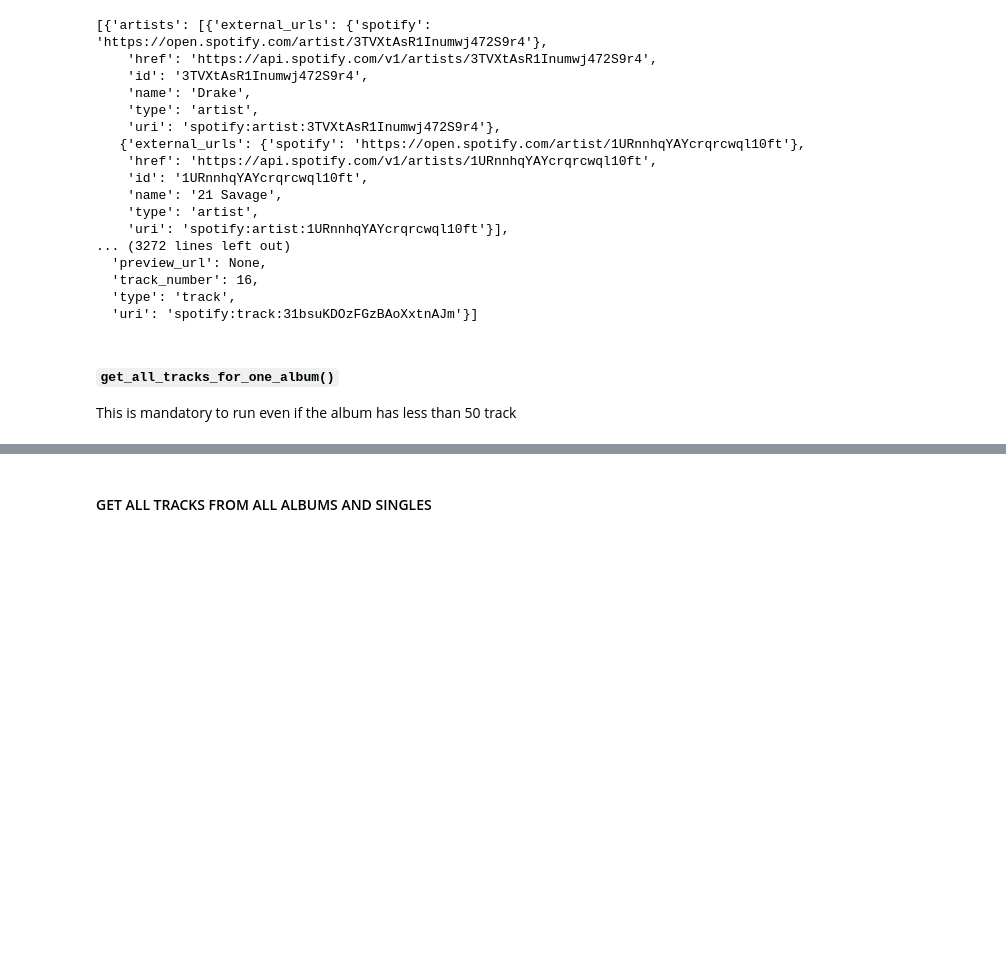
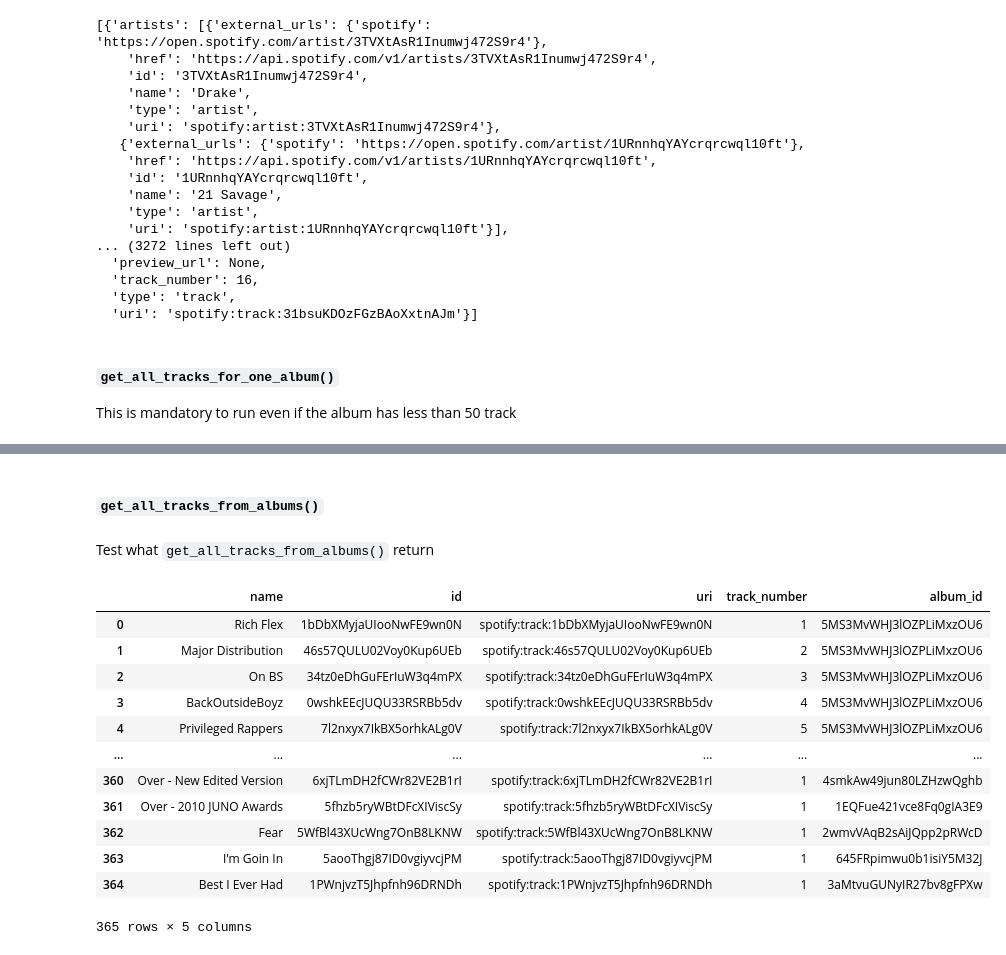
Before and after one commit to jttsai99/Spotify-PlayCounts, a Jupyter notebook: notebook/documented_requests_func.ipynb, the cells around one changed output, grey strips where cells are left out. Cells and saved outputs as stored; diff of their text form; code cells hidden in the pictures; blank space fills up the shorter version.

```diff
--- a/documented_requests_func.ipynb
+++ b/notebook/documented_requests_func.ipynb
@@ -341,5 +345,39 @@ get_all_tracks_for_one_album(token,"5MS3MvWHJ3lOZPLiMxzOU6")
 | 13 | More M’s | 29YW2xXlo6Pc6M0SBTCXYN | spotify:track:29YW2xXlo6Pc6M0SBTCXYN | 14 | 5MS3MvWHJ3lOZPLiMxzOU6 |
 | 14 | 3AM on Glenwood | 1MTXYvJ9TSqg9x6WPCDx2n | spotify:track:1MTXYvJ9TSqg9x6WPCDx2n | 15 | 5MS3MvWHJ3lOZPLiMxzOU6 |
 | 15 | I Guess It’s Fuck Me | 31bsuKDOzFGzBAoXxtnAJm | spotify:track:31bsuKDOzFGzBAoXxtnAJm | 16 | 5MS3MvWHJ3lOZPLiMxzOU6 |
-# %% [markdown]
-#### GET ALL TRACKS FROM ALL ALBUMS AND SINGLES
+# %% [markdown]
+#### `get_all_tracks_from_albums()`
+# %%
+def get_all_tracks_from_albums(token, albums_singles_df):
+    '''Input dataframe of album and singles extract album_id and run get_all_tracks_for_one_album() on for each album_id
+        return dataframe of all tracks '''
+    # Create empty dataframe to concatenate
+    all_tracks = pd.DataFrame()
+    album_ids = albums_singles_df['id']
+    #loop through each album_id to get all the tracks within
+    for i in album_ids:
+        #the searched dataframe of one album
+        temp = get_all_tracks_for_one_album(token,i)
+        #concatenating onto the previous dataframe
+        all_tracks = pd.concat([all_tracks,temp], axis = 0)
+    all_tracks = all_tracks.reset_index(drop=True)
+    return all_tracks
+# %% [markdown]
+Test what `get_all_tracks_from_albums()` return
+# %%
+all_tracks_df = get_all_tracks_from_albums(token,all_albums_pop)
+all_tracks_df
+# %% [output]
+|  | name | id | uri | track_number | album_id |
+| 0 | Rich Flex | 1bDbXMyjaUIooNwFE9wn0N | spotify:track:1bDbXMyjaUIooNwFE9wn0N | 1 | 5MS3MvWHJ3lOZPLiMxzOU6 |
+| 1 | Major Distribution | 46s57QULU02Voy0Kup6UEb | spotify:track:46s57QULU02Voy0Kup6UEb | 2 | 5MS3MvWHJ3lOZPLiMxzOU6 |
+| 2 | On BS | 34tz0eDhGuFErIuW3q4mPX | spotify:track:34tz0eDhGuFErIuW3q4mPX | 3 | 5MS3MvWHJ3lOZPLiMxzOU6 |
+| 3 | BackOutsideBoyz | 0wshkEEcJUQU33RSRBb5dv | spotify:track:0wshkEEcJUQU33RSRBb5dv | 4 | 5MS3MvWHJ3lOZPLiMxzOU6 |
+| 4 | Privileged Rappers | 7l2nxyx7IkBX5orhkALg0V | spotify:track:7l2nxyx7IkBX5orhkALg0V | 5 | 5MS3MvWHJ3lOZPLiMxzOU6 |
+| ... | ... | ... | ... | ... | ... |
+| 360 | Over - New Edited Version | 6xjTLmDH2fCWr82VE2B1rI | spotify:track:6xjTLmDH2fCWr82VE2B1rI | 1 | 4smkAw49jun80LZHzwQghb |
+| 361 | Over - 2010 JUNO Awards | 5fhzb5ryWBtDFcXIViscSy | spotify:track:5fhzb5ryWBtDFcXIViscSy | 1 | 1EQFue421vce8Fq0gIA3E9 |
+| 362 | Fear | 5WfBl43XUcWng7OnB8LKNW | spotify:track:5WfBl43XUcWng7OnB8LKNW | 1 | 2wmvVAqB2sAiJQpp2pRWcD |
+| 363 | I'm Goin In | 5aooThgj87ID0vgiyvcjPM | spotify:track:5aooThgj87ID0vgiyvcjPM | 1 | 645FRpimwu0b1isiY5M32J |
+| 364 | Best I Ever Had | 1PWnjvzT5Jhpfnh96DRNDh | spotify:track:1PWnjvzT5Jhpfnh96DRNDh | 1 | 3aMtvuGUNyIR27bv8gFPXw |
+365 rows × 5 columns
```
Also changed, not shown: parts of 17 cells of this notebook, 6 other files.
